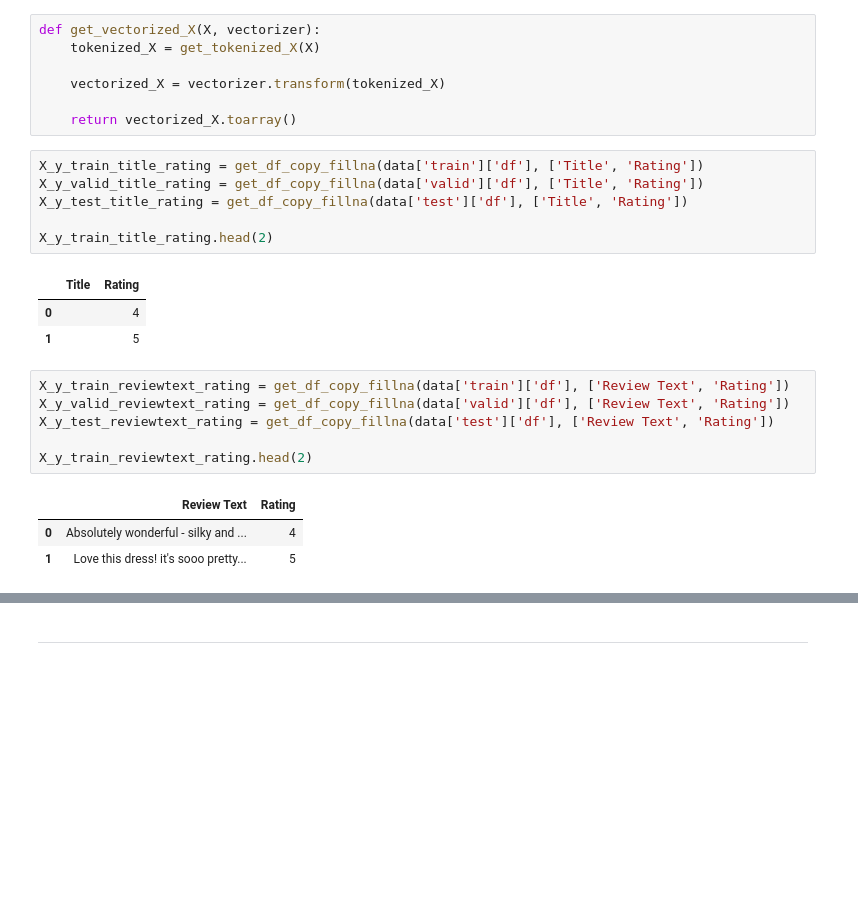
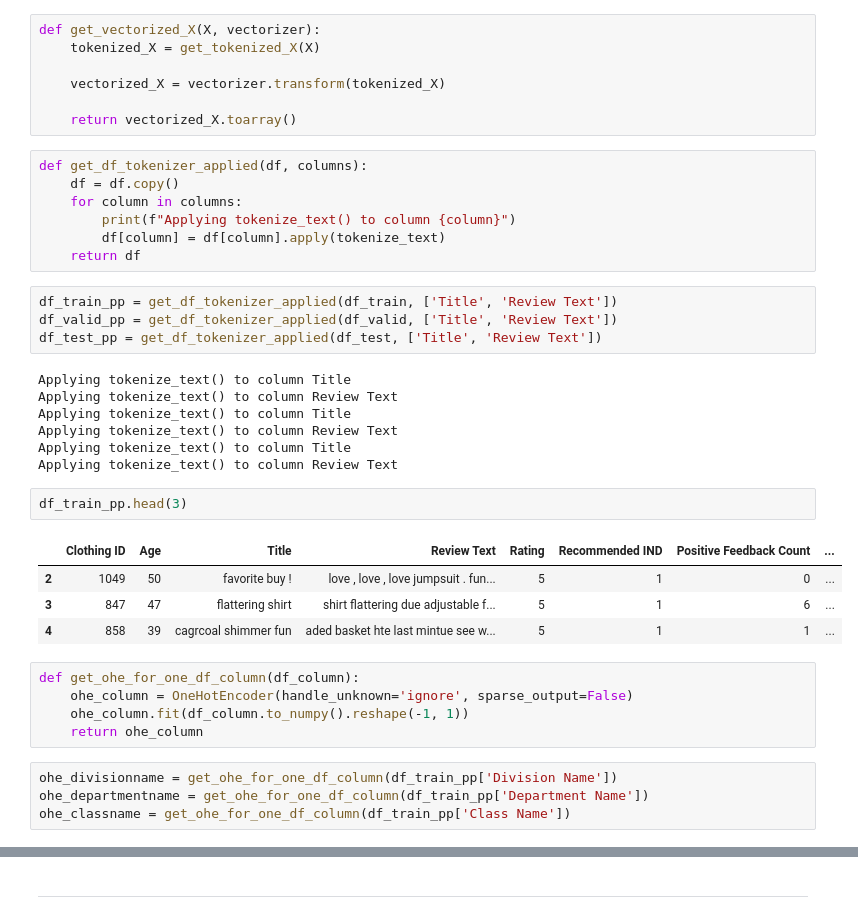
Before and after one commit to repetitioestmaterstudiorum/trees-vs-nns, a Jupyter notebook: trees-vs-nns.ipynb, the cells around one changed output, grey strips where cells are left out. Drawn from its saved outputs; the diff is of its cells as text; blank space fills up the shorter version.

```diff
--- a/trees-vs-nns.ipynb
+++ b/trees-vs-nns.ipynb
@@ -128,23 +116,37 @@ def get_vectorized_X(X, vectorizer):
     vectorized_X = vectorizer.transform(tokenized_X)
 
     return vectorized_X.toarray()
-# %%
-X_y_train_title_rating = get_df_copy_fillna(data['train']['df'], ['Title', 'Rating'])
-X_y_valid_title_rating = get_df_copy_fillna(data['valid']['df'], ['Title', 'Rating'])
-X_y_test_title_rating = get_df_copy_fillna(data['test']['df'], ['Title', 'Rating'])
-
-X_y_train_title_rating.head(2)
-# %% [output]
-|  | Title | Rating |
-| 0 |  | 4 |
-| 1 |  | 5 |
-# %%
-X_y_train_reviewtext_rating = get_df_copy_fillna(data['train']['df'], ['Review Text', 'Rating'])
-X_y_valid_reviewtext_rating = get_df_copy_fillna(data['valid']['df'], ['Review Text', 'Rating'])
-X_y_test_reviewtext_rating = get_df_copy_fillna(data['test']['df'], ['Review Text', 'Rating'])
-
-X_y_train_reviewtext_rating.head(2)
-# %% [output]
-|  | Review Text | Rating |
-| 0 | Absolutely wonderful - silky and ... | 4 |
-| 1 | Love this dress! it's sooo pretty... | 5 |
+# %%
+def get_df_tokenizer_applied(df, columns):
+    df = df.copy()
+    for column in columns:
+        print(f"Applying tokenize_text() to column {column}")
+        df[column] = df[column].apply(tokenize_text)
+    return df
+# %%
+df_train_pp = get_df_tokenizer_applied(df_train, ['Title', 'Review Text'])
+df_valid_pp = get_df_tokenizer_applied(df_valid, ['Title', 'Review Text'])
+df_test_pp = get_df_tokenizer_applied(df_test, ['Title', 'Review Text'])
+# %% [output]
+Applying tokenize_text() to column Title
+Applying tokenize_text() to column Review Text
+Applying tokenize_text() to column Title
+Applying tokenize_text() to column Review Text
+Applying tokenize_text() to column Title
+Applying tokenize_text() to column Review Text
+# %%
+df_train_pp.head(3)
+# %% [output]
+|  | Clothing ID | Age | Title | Review Text | Rating | Recommended IND | Positive Feedback Count | ... |
+| 2 | 1049 | 50 | favorite buy ! | love , love , love jumpsuit . fun... | 5 | 1 | 0 | ... |
+| 3 | 847 | 47 | flattering shirt | shirt flattering due adjustable f... | 5 | 1 | 6 | ... |
+| 4 | 858 | 39 | cagrcoal shimmer fun | aded basket hte last mintue see w... | 5 | 1 | 1 | ... |
+# %%
+def get_ohe_for_one_df_column(df_column):
+    ohe_column = OneHotEncoder(handle_unknown='ignore', sparse_output=False)
+    ohe_column.fit(df_column.to_numpy().reshape(-1, 1))
+    return ohe_column
+# %%
+ohe_divisionname = get_ohe_for_one_df_column(df_train_pp['Division Name'])
+ohe_departmentname = get_ohe_for_one_df_column(df_train_pp['Department Name'])
+ohe_classname = get_ohe_for_one_df_column(df_train_pp['Class Name'])
```
Also changed, not shown: parts of 41 cells of this notebook, 1 other file.
